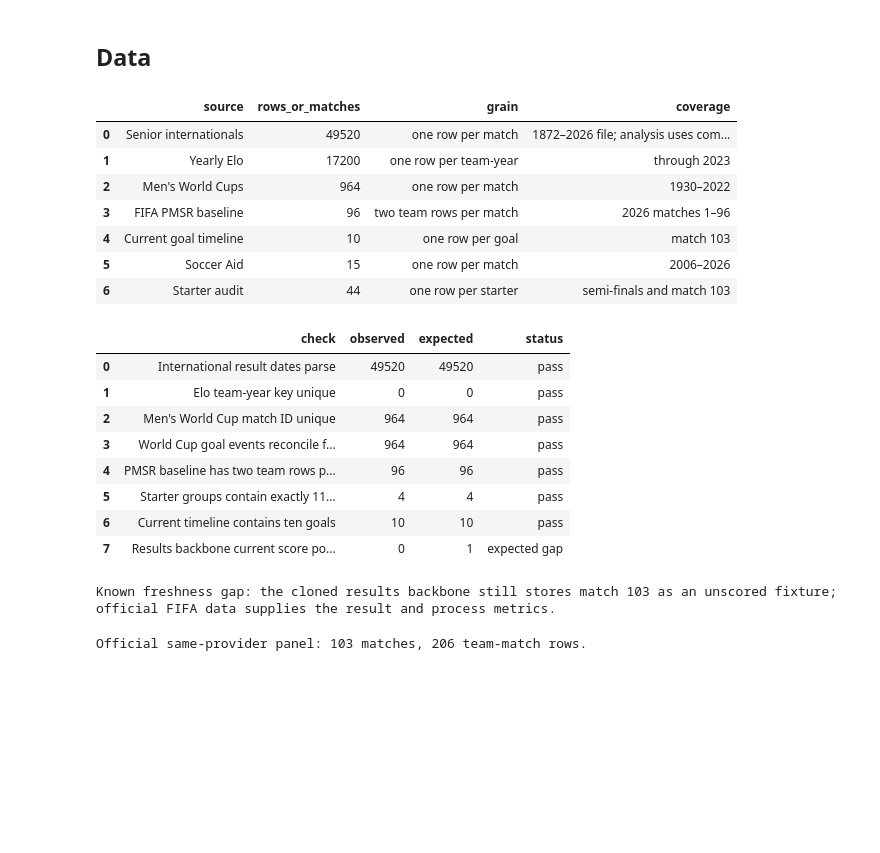
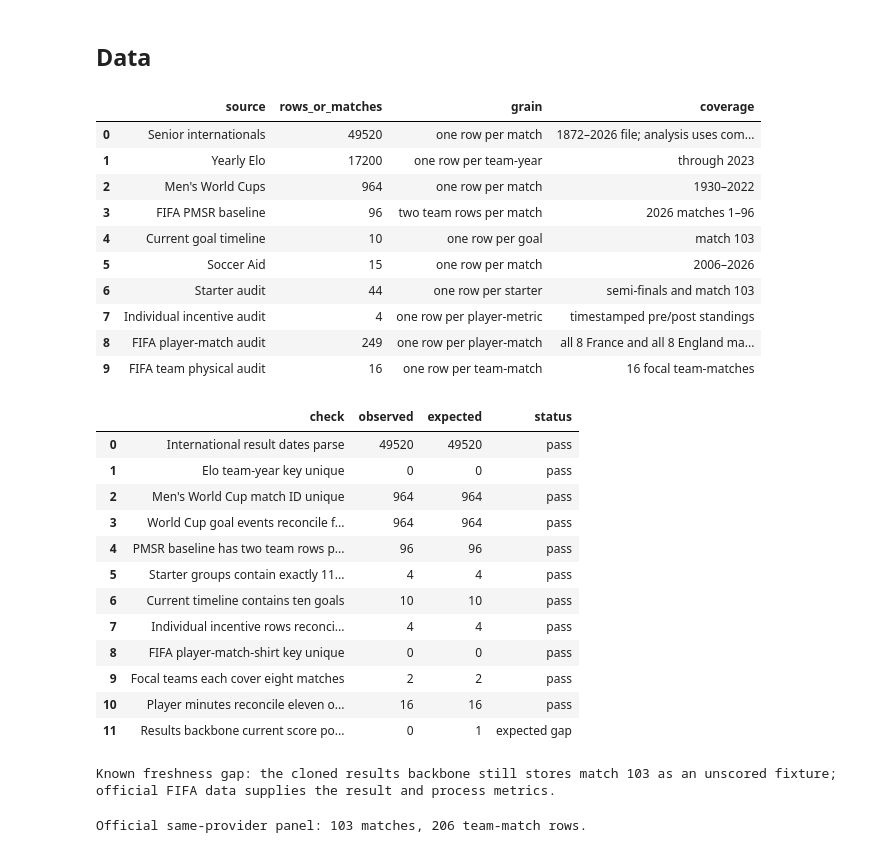
Before and after one commit to Shiverion/england-france-third-place-analysis, a Jupyter notebook: output/jupyter-notebook/england_france_2026_third_place_analysis_v2.ipynb, the cells around one changed output. Cells and saved outputs as stored; diff of their text form; code cells hidden in the pictures; blank space fills up the shorter version.

Commit message:
Deepen third-place match analysis and organize v2 artifacts

```diff
--- a/output/jupyter-notebook/england_france_2026_third_place_analysis_v2.ipynb
+++ b/output/jupyter-notebook/england_france_2026_third_place_analysis_v2.ipynb
@@ -129,6 +149,9 @@ pmsr_base = pd.read_csv(SIBLING / "data" / "processed" / "pmsr_2026_match_featur
 current_goals = pd.read_csv(ROOT / "data" / "current_match_goals.csv")
 soccer_aid = pd.read_csv(ROOT / "data" / "soccer_aid_results.csv")
 lineups = pd.read_csv(ROOT / "data" / "lineup_starters.csv")
+player_incentives = pd.read_csv(ROOT / "data" / "player_incentive_evidence.csv")
+player_match = pd.read_csv(PROCESSED / "fifa_2026_france_england_player_match.csv")
+team_physical = pd.read_csv(PROCESSED / "fifa_2026_france_england_team_physical.csv")
 
 source_table = pd.DataFrame([
     ("Senior internationals", len(results), "one row per match", "1872–2026 file; analysis uses complete 1991–2023 rows"),
@@ -138,6 +161,9 @@ source_table = pd.DataFrame([
     ("Current goal timeline", len(current_goals), "one row per goal", "match 103"),
     ("Soccer Aid", len(soccer_aid), "one row per match", "2006–2026"),
     ("Starter audit", len(lineups), "one row per starter", "semi-finals and match 103"),
+    ("Individual incentive audit", len(player_incentives), "one row per player-metric", "timestamped pre/post standings"),
+    ("FIFA player-match audit", len(player_match), "one row per player-match", "all 8 France and all 8 England matches"),
+    ("FIFA team physical audit", len(team_physical), "one row per team-match", "16 focal team-matches"),
 ], columns=["source", "rows_or_matches", "grain", "coverage"])
 display(source_table)
 # %% [output]
@@ -149,6 +175,9 @@ display(source_table)
 | 4 | Current goal timeline | 10 | one row per goal | match 103 |
 | 5 | Soccer Aid | 15 | one row per match | 2006–2026 |
 | 6 | Starter audit | 44 | one row per starter | semi-finals and match 103 |
+| 7 | Individual incentive audit | 4 | one row per player-metric | timestamped pre/post standings |
+| 8 | FIFA player-match audit | 249 | one row per player-match | all 8 France and all 8 England ma... |
+| 9 | FIFA team physical audit | 16 | one row per team-match | 16 focal team-matches |
 # %%
 # Data-quality audit: grain, uniqueness, completeness, and source reconciliation
 results["date"] = pd.to_datetime(results["date"], errors="coerce")
@@ -160,42 +189,63 @@ men["event_goal_count"] = men["match_id"].map(all_event_goals).fillna(0).astype(
 men["score_goal_count"] = pd.to_numeric(men["home_team_score"]) + pd.to_numeric(men["away_team_score"])
 
 lineup_sizes = lineups.groupby(["match_number", "team"]).size()
+incentive_arithmetic = (
+    player_incentives["pre_match_value"] + player_incentives["match_added"]
+).eq(player_incentives["post_match_value"])
 current_result_row = results[
     results["date"].eq(pd.Timestamp("2026-07-18"))
     & results["home_team"].eq("France")
     & results["away_team"].eq("England")
 ]
+player_key_duplicates = int(player_match.duplicated(["match_number", "team", "shirt_number"]).sum())
+player_match_coverage = player_match.groupby("team")["match_number"].nunique()
+minute_totals = player_match.groupby(["match_number", "team", "match_duration"])["minutes"].sum()
+minute_expected = minute_totals.index.get_level_values("match_duration") * 11
+minute_groups_reconciled = int(np.isclose(minute_totals.to_numpy(), minute_expected).sum())
 
 quality_checks = pd.DataFrame([
     ("International result dates parse", int(results["date"].notna().sum()), len(results), "pass" if results["date"].notna().all() else "review"),
     ("Elo team-year key unique", int(ratings.duplicated(["year", "team"]).sum()), 0, "pass" if not ratings.duplicated(["year", "team"]).any() else "fail"),
     ("Men's World Cup match ID unique", int(men["match_id"].nunique()), len(men), "pass" if men["match_id"].is_unique else "fail"),
     ("World Cup goal events reconcile final scores", int((men["event_goal_count"] == men["score_goal_count"]).sum()), len(men), "pass" if (men["event_goal_count"] == men["score_goal_count"]).all() else "fail"),
     ("PMSR baseline has two team rows per match", int(pmsr_base.groupby("match_number").size().eq(2).sum()), 96, "pass"),
     ("Starter groups contain exactly 11 players", int(lineup_sizes.eq(11).sum()), len(lineup_sizes), "pass" if lineup_sizes.eq(11).all() else "fail"),
     ("Current timeline contains ten goals", len(current_goals), 10, "pass" if len(current_goals) == 10 else "fail"),
+    ("Individual incentive rows reconcile pre + match = post", int(incentive_arithmetic.sum()), len(player_incentives), "pass" if incentive_arithmetic.all() else "fail"),
+    ("FIFA player-match-shirt key unique", player_key_duplicates, 0, "pass" if player_key_duplicates == 0 else "fail"),
+    ("Focal teams each cover eight matches", int(player_match_coverage.eq(8).sum()), 2, "pass" if player_match_coverage.eq(8).all() else "fail"),
+    ("Player minutes reconcile eleven on-field slots", minute_groups_reconciled, len(minute_totals), "pass" if minute_groups_reconciled == len(minute_totals) else "fail"),
     ("Results backbone current score populated", int(current_result_row[["home_score", "away_score"]].notna().all(axis=1).sum()), 1, "expected gap"),
 ], columns=["check", "observed", "expected", "status"])
 
 assert ratings[["year", "team"]].drop_duplicates().shape[0] == len(ratings)
 assert men["match_id"].is_unique
 assert (men["event_goal_count"] == men["score_goal_count"]).all()
 assert pmsr_base.groupby("match_number").size().eq(2).all()
 assert lineup_sizes.eq(11).all()
 assert len(current_goals) == 10
+assert not player_incentives.duplicated(["player", "metric"]).any()
+assert incentive_arithmetic.all()
+assert player_key_duplicates == 0
+assert player_match_coverage.eq(8).all()
+assert minute_groups_reconciled == len(minute_totals)
 display(quality_checks)
 
 print("Known freshness gap: the cloned results backbone still stores match 103 as an unscored fixture; official FIFA data supplies the result and process metrics.")
 # %% [output]
 |  | check | observed | expected | status |
 | 0 | International result dates parse | 49520 | 49520 | pass |
 | 1 | Elo team-year key unique | 0 | 0 | pass |
 | 2 | Men's World Cup match ID unique | 964 | 964 | pass |
 | 3 | World Cup goal events reconcile f... | 964 | 964 | pass |
 | 4 | PMSR baseline has two team rows p... | 96 | 96 | pass |
 | 5 | Starter groups contain exactly 11... | 4 | 4 | pass |
 | 6 | Current timeline contains ten goals | 10 | 10 | pass |
-| 7 | Results backbone current score po... | 0 | 1 | expected gap |
+| 7 | Individual incentive rows reconci... | 4 | 4 | pass |
+| 8 | FIFA player-match-shirt key unique | 0 | 0 | pass |
+| 9 | Focal teams each cover eight matches | 2 | 2 | pass |
+| 10 | Player minutes reconcile eleven o... | 16 | 16 | pass |
+| 11 | Results backbone current score po... | 0 | 1 | expected gap |
 Known freshness gap: the cloned results backbone still stores match 103 as an unscored fixture; official FIFA data supplies the result and process metrics.
 # %%
 # Extend the official FIFA PMSR panel from match 96 through match 103
```
Also changed, not shown: parts of 15 cells of this notebook, 39 other files.
